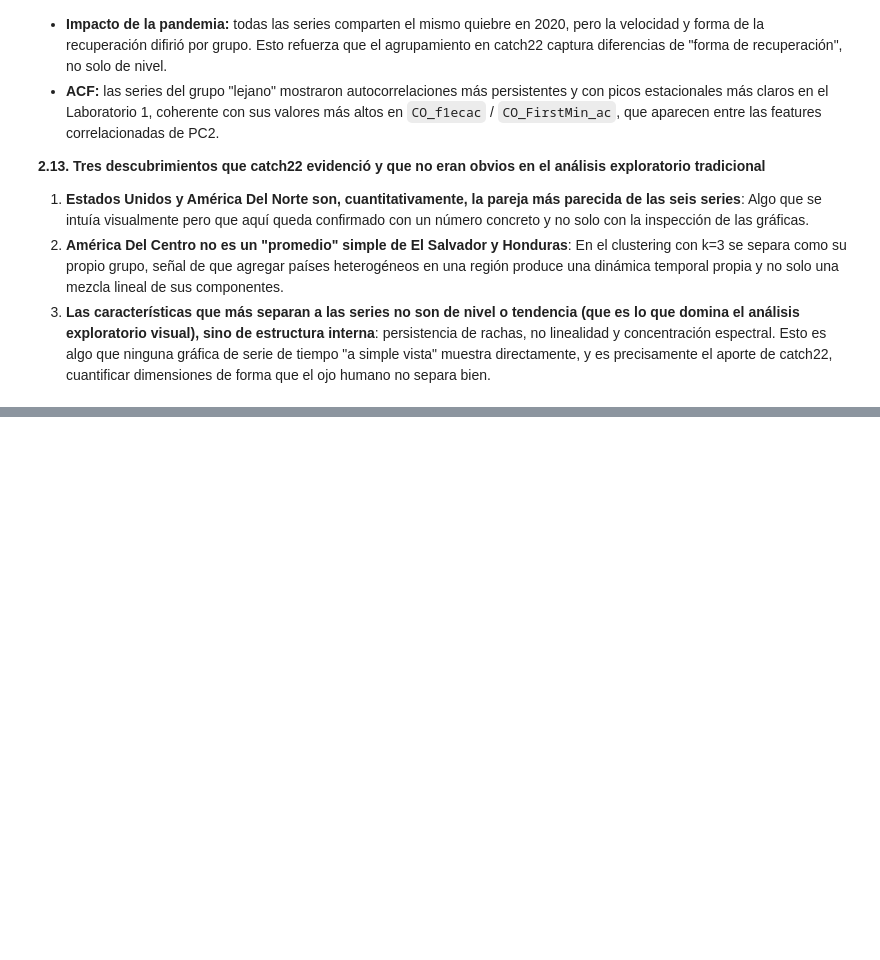
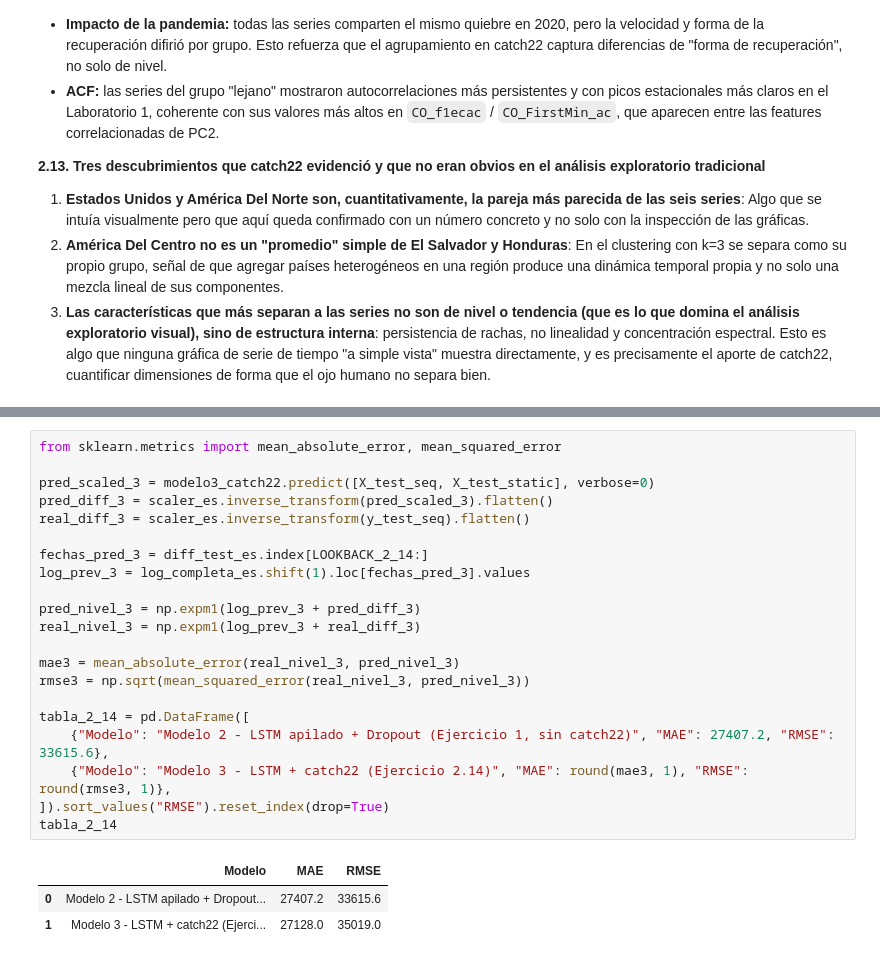
Before and after one commit to nilsmuralles/Lab2-DataScience, a Jupyter notebook: catch22_series.ipynb, the cells around one changed output, grey strips where cells are left out. Drawn from its saved outputs; the diff is of its cells as text; blank space fills up the shorter version.

```diff
--- a/catch22_series.ipynb
+++ b/catch22_series.ipynb
@@ -384,0 +520,25 @@ Sí, son consistentes.
+# %%
+from sklearn.metrics import mean_absolute_error, mean_squared_error
+
+pred_scaled_3 = modelo3_catch22.predict([X_test_seq, X_test_static], verbose=0)
+pred_diff_3 = scaler_es.inverse_transform(pred_scaled_3).flatten()
+real_diff_3 = scaler_es.inverse_transform(y_test_seq).flatten()
+
+fechas_pred_3 = diff_test_es.index[LOOKBACK_2_14:]
+log_prev_3 = log_completa_es.shift(1).loc[fechas_pred_3].values
+
+pred_nivel_3 = np.expm1(log_prev_3 + pred_diff_3)
+real_nivel_3 = np.expm1(log_prev_3 + real_diff_3)
+
+mae3 = mean_absolute_error(real_nivel_3, pred_nivel_3)
+rmse3 = np.sqrt(mean_squared_error(real_nivel_3, pred_nivel_3))
+
+tabla_2_14 = pd.DataFrame([
+    {"Modelo": "Modelo 2 - LSTM apilado + Dropout (Ejercicio 1, sin catch22)", "MAE": 27407.2, "RMSE": 33615.6},
+    {"Modelo": "Modelo 3 - LSTM + catch22 (Ejercicio 2.14)", "MAE": round(mae3, 1), "RMSE": round(rmse3, 1)},
+]).sort_values("RMSE").reset_index(drop=True)
+tabla_2_14
+# %% [output]
+|  | Modelo | MAE | RMSE |
+| 0 | Modelo 2 - LSTM apilado + Dropout... | 27407.2 | 33615.6 |
+| 1 | Modelo 3 - LSTM + catch22 (Ejerci... | 27128.0 | 35019.0 |
```
Also changed, not shown: parts of 15 cells of this notebook.
